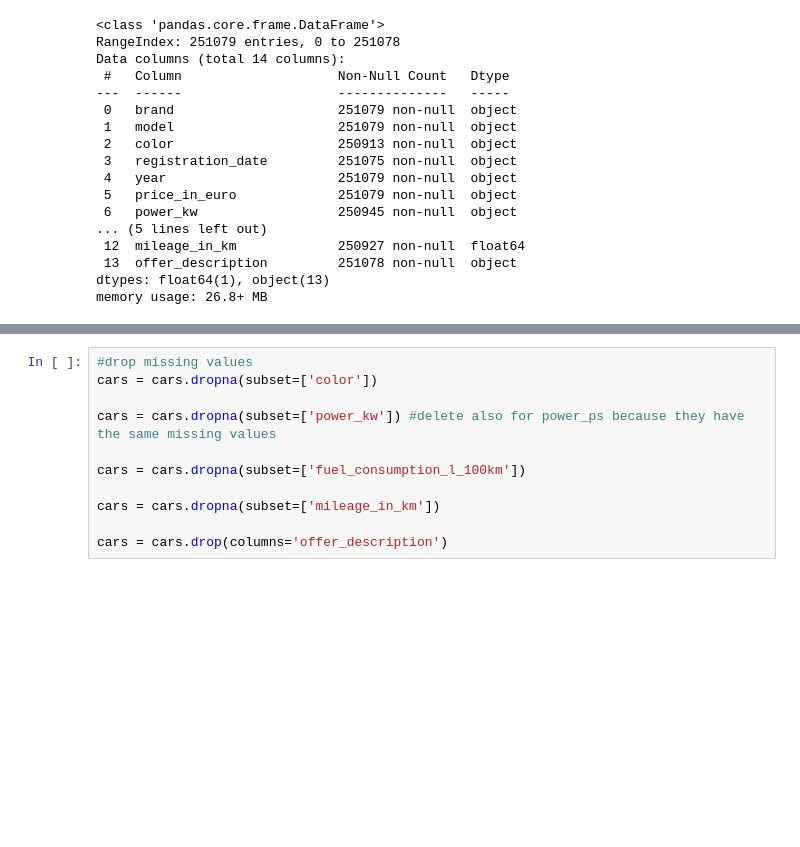
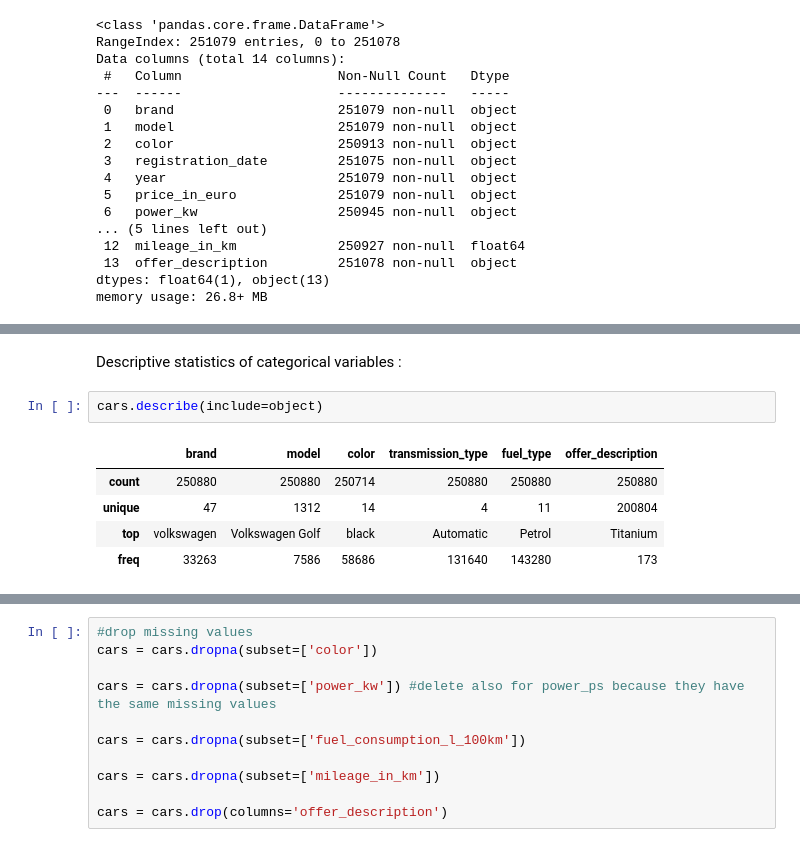
Before and after one commit to saintLaurentII/ML_PROJ, a Jupyter notebook: v1.ipynb, the cells around one changed output, grey strips where cells are left out. Saved outputs shown, nothing was run; the diff lists cells and outputs as text; blank space fills up the shorter version.

```diff
--- a/v1.ipynb
+++ b/v1.ipynb
@@ -54,0 +105,10 @@ cars['year'] = pd.to_datetime(cars['year'], format='%Y')
+# %% [markdown]
+Descriptive statistics of categorical variables :
+# %%
+cars.describe(include=object)
+# %% [output]
+|  | brand | model | color | transmission_type | fuel_type | offer_description |
+| count | 250880 | 250880 | 250714 | 250880 | 250880 | 250880 |
+| unique | 47 | 1312 | 14 | 4 | 11 | 200804 |
+| top | volkswagen | Volkswagen Golf | black | Automatic | Petrol | Titanium |
+| freq | 33263 | 7586 | 58686 | 131640 | 143280 | 173 |
```
Also changed, not shown: parts of 21 cells of this notebook.
